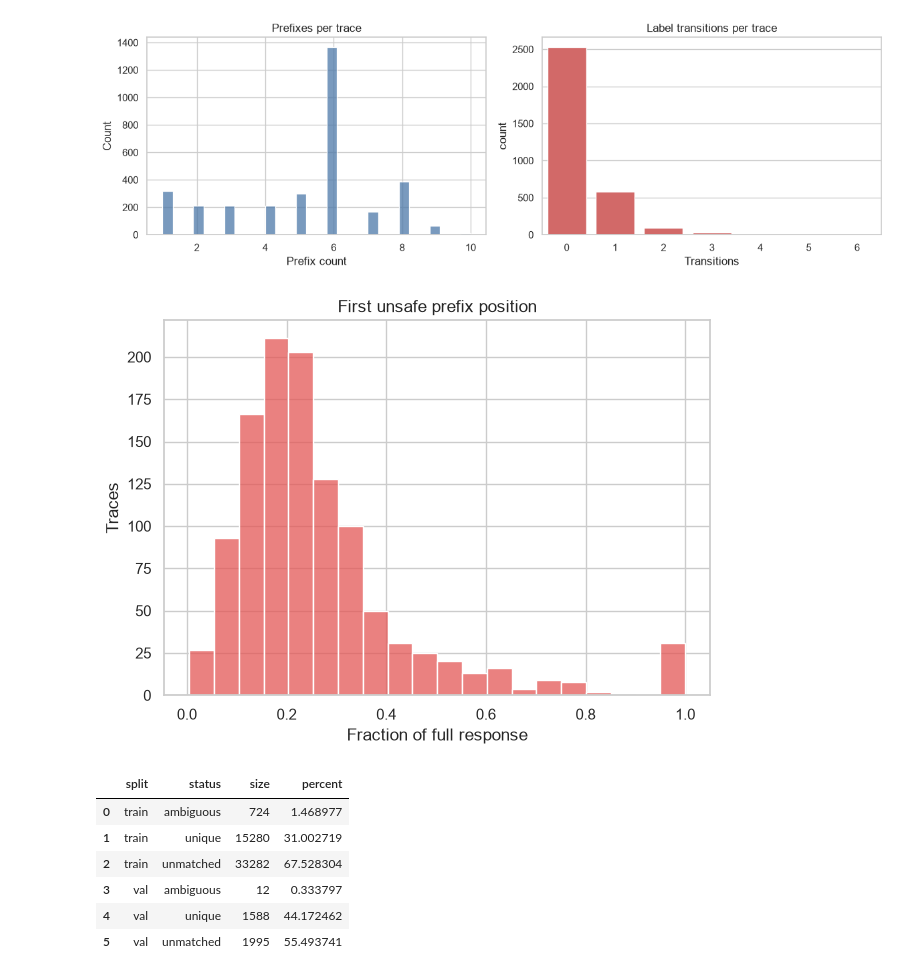
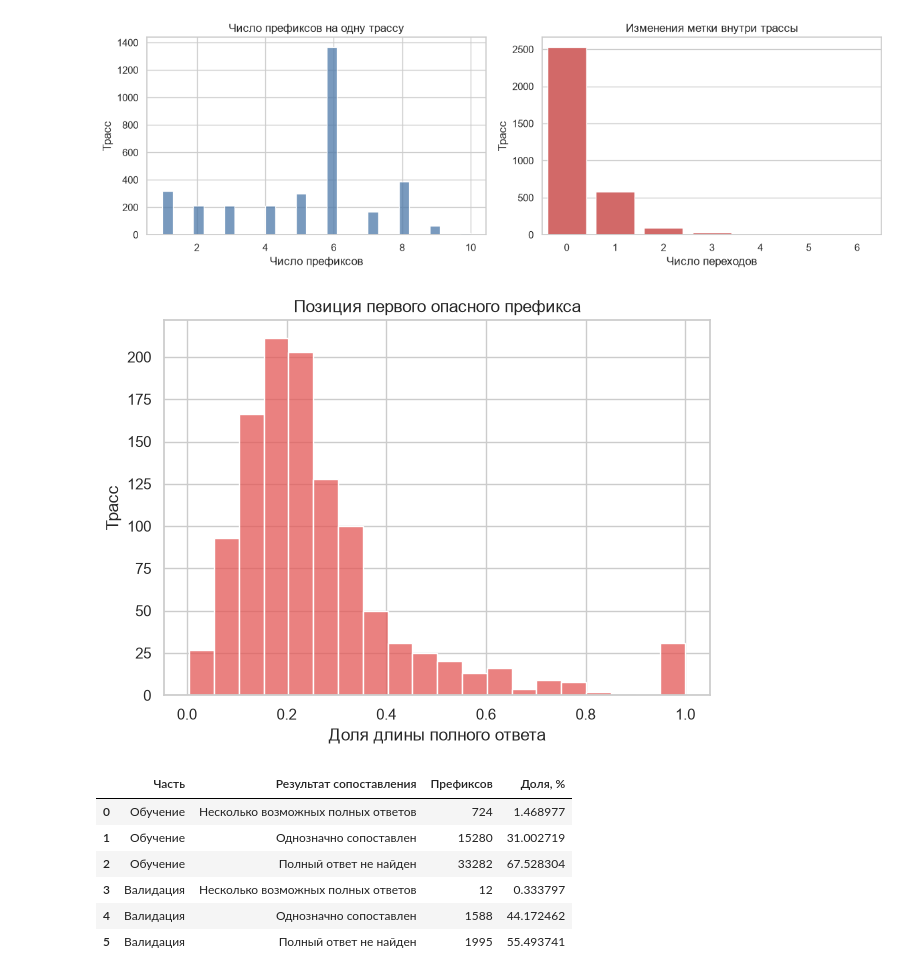
Before and after one commit to ZinewVova/Streaming-Guardrails, a Jupyter notebook: notebooks/01_streamsafe_eda.ipynb, the cells around one changed output. Cells and saved outputs as stored; diff of their text form; code cells hidden in the pictures.

```diff
--- a/notebooks/01_streamsafe_eda.ipynb
+++ b/notebooks/01_streamsafe_eda.ipynb
@@ -171,10 +271,21 @@ lengths = length_statistics(tables)
 lengths.to_csv(tables_dir / 'length_statistics.csv', index=False)
 response_lengths = lengths[(lengths['role'] == 'response') & (lengths['measure'] == 'characters')]
 if not response_lengths.empty:
-    ax = sns.barplot(data=response_lengths, x='median', y='table', color='#54A24B')
-    ax.set(title='Median response length by source table', xlabel='Characters', ylabel='Table')
+    response_lengths_plot = response_lengths.copy()
+    response_lengths_plot['table'] = response_lengths_plot['table'].map(TABLE_NAMES_RU)
+    ax = sns.barplot(data=response_lengths_plot, x='median', y='table', color='#54A24B')
+    ax.set(title='Медианная длина ответа по таблицам', xlabel='Символов', ylabel='Таблица')
     plt.tight_layout()
     plt.savefig(figures_dir / 'response_length_by_table.png', dpi=160, bbox_inches='tight')
     plt.show()
-lengths
+lengths_display = lengths[lengths['role'] == 'response'].copy()
+lengths_display['table'] = lengths_display['table'].map(TABLE_NAMES_RU)
+lengths_display['measure'] = lengths_display['measure'].map({
+    'characters': 'символы', 'bytes_utf8': 'байты UTF-8',
+    'words': 'слова', 'sentences_approx': 'предложения (приблизительно)',
+})
+lengths_display.rename(columns={
+    'table': 'Таблица', 'measure': 'Единица', 'count': 'Строк',
+    'mean': 'Среднее', 'median': 'Медиана', 'min': 'Минимум', 'max': 'Максимум',
+})
 # %% [output]
@@ -204,44 +323,56 @@ alignment_parts = []
 trace_parts = []
 for split in ('train', 'val'):
     full_name = next(name for name in tables if name.startswith('full_response') and name.endswith(split))
     partial_name = next(name for name in tables if name.startswith('partial_response') and name.endswith(split))
     aligned = align_streamsafe_prefixes(tables[full_name], tables[partial_name])
     aligned['split'] = split
     traces = streamsafe_trace_summary(aligned)
     traces['split'] = split
     alignment_parts.append(aligned)
     trace_parts.append(traces)
 alignment = pd.concat(alignment_parts, ignore_index=True)
 transitions = pd.concat(trace_parts, ignore_index=True)
 alignment_quality = alignment.groupby(['split', 'status'], as_index=False).size()
 alignment_quality['percent'] = alignment_quality.groupby('split')['size'].transform(lambda s: 100 * s / s.sum())
 alignment_quality.to_csv(tables_dir / 'prefix_alignment_quality.csv', index=False)
 transitions.to_csv(tables_dir / 'prefix_transition_summary.csv', index=False)
 if not transitions.empty:
     fig, axes = plt.subplots(1, 2, figsize=(12, 4))
     sns.histplot(transitions['prefix_count'], bins=30, ax=axes[0], color='#4C78A8')
-    axes[0].set(title='Prefixes per trace', xlabel='Prefix count')
+    axes[0].set(title='Число префиксов на одну трассу', xlabel='Число префиксов', ylabel='Трасс')
     sns.countplot(data=transitions, x='label_transitions', ax=axes[1], color='#E45756')
-    axes[1].set(title='Label transitions per trace', xlabel='Transitions')
+    axes[1].set(title='Изменения метки внутри трассы', xlabel='Число переходов', ylabel='Трасс')
     plt.tight_layout()
     plt.savefig(figures_dir / 'prefix_structure.png', dpi=160, bbox_inches='tight')
     plt.show()
     unsafe_onsets = transitions['first_unsafe_fraction'].dropna()
     if not unsafe_onsets.empty:
         ax = sns.histplot(unsafe_onsets, bins=20, color='#E45756')
-        ax.set(title='First unsafe prefix position', xlabel='Fraction of full response', ylabel='Traces')
+        ax.set(title='Позиция первого опасного префикса', xlabel='Доля длины полного ответа', ylabel='Трасс')
         plt.tight_layout()
         plt.savefig(figures_dir / 'first_unsafe_prefix_position.png', dpi=160, bbox_inches='tight')
         plt.show()
-alignment_quality
+alignment_quality_display = alignment_quality.copy()
+alignment_quality_display['split'] = alignment_quality_display['split'].map({
+    'train': 'Обучение', 'val': 'Валидация'
+})
+alignment_quality_display['status'] = alignment_quality_display['status'].map({
+    'unique': 'Однозначно сопоставлен',
+    'ambiguous': 'Несколько возможных полных ответов',
+    'unmatched': 'Полный ответ не найден',
+})
+alignment_quality_display.rename(columns={
+    'split': 'Часть', 'status': 'Результат сопоставления',
+    'size': 'Префиксов', 'percent': 'Доля, %',
+})
 # %% [output]
-[figure, old version]
+[figure, new version]
-[figure, old version]
+[figure, new version]
-|  | split | status | size | percent |
-| 0 | train | ambiguous | 724 | 1.468977 |
-| 1 | train | unique | 15280 | 31.002719 |
-| 2 | train | unmatched | 33282 | 67.528304 |
-| 3 | val | ambiguous | 12 | 0.333797 |
-| 4 | val | unique | 1588 | 44.172462 |
-| 5 | val | unmatched | 1995 | 55.493741 |
+|  | Часть | Результат сопоставления | Префиксов | Доля, % |
+| 0 | Обучение | Несколько возможных полных ответов | 724 | 1.468977 |
+| 1 | Обучение | Однозначно сопоставлен | 15280 | 31.002719 |
+| 2 | Обучение | Полный ответ не найден | 33282 | 67.528304 |
+| 3 | Валидация | Несколько возможных полных ответов | 12 | 0.333797 |
+| 4 | Валидация | Однозначно сопоставлен | 1588 | 44.172462 |
+| 5 | Валидация | Полный ответ не найден | 1995 | 55.493741 |
 # %% [markdown]
```
Also changed, not shown: parts of 19 cells of this notebook, 10 other files.
